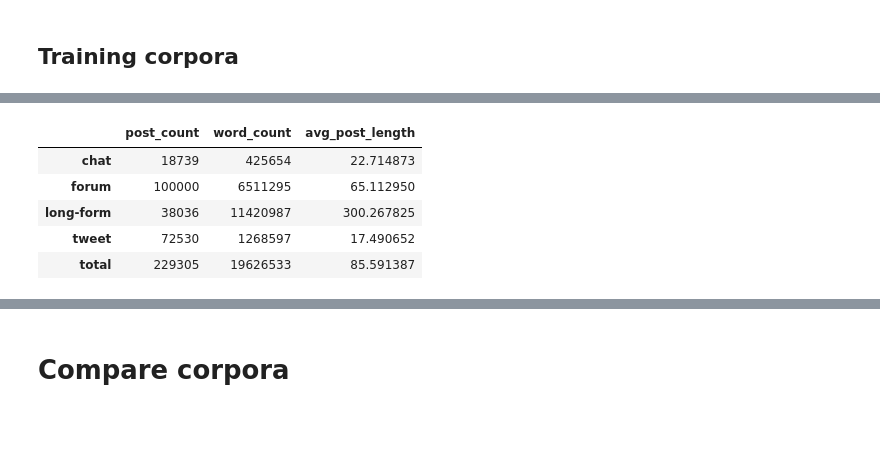
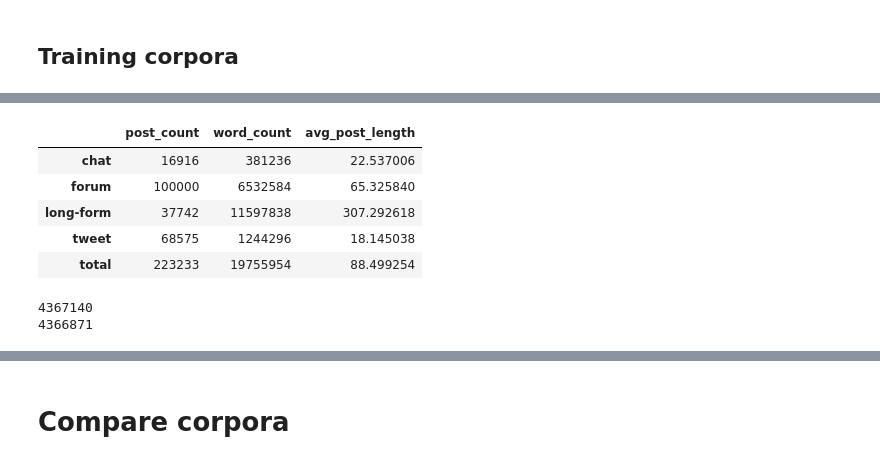
Before and after one commit to michaelmilleryoder/white_supremacist_lang, a Jupyter notebook: jupyter/corpus_stats.ipynb, the cells around one changed output, grey strips where cells are left out. Saved outputs shown, nothing was run; the diff lists cells and outputs as text; code cells hidden in the pictures; blank space fills up the shorter version.

```diff
--- a/jupyter/corpus_stats.ipynb
+++ b/jupyter/corpus_stats.ipynb
@@ -453,0 +421,16 @@ ws_data.word_count.sum()
+# %%
+# Load data
+import pandas as pd
+
+# path = '../tmp/white_supremacist_train_topicfiltered_corpus.pkl' # used for 3way_topicfiltered
+# path = '../tmp/white_supremacist_corpus.pkl' # fulltext, for Ahmad
+# path = '../tmp/neutral_train_corpus.pkl'
+path = '../tmp/antiracist_train_corpus.pkl'
+# path = '../tmp/domain_test_corpus.pkl'
+data = pd.read_pickle(path)
+# path = '../data/corpora/white_supremacist_corpus.json'
+# data = pd.read_json(path, orient='table')
+# print(len(data))
+# data.columns
+data.info()
+data.word_count.sum()
@@ -472,18 +483,24 @@ Name: dataset, dtype: int64
 # %%
 # Post and word counts total and per domain
-# data['num_words'] = data.text.str.split().str.len()
-stats = data.groupby('domain').agg({'num_words': ['count', 'sum', 'mean']})
+stats = data.groupby('domain').agg({'word_count': ['count', 'sum', 'mean']})
 stats.columns = ['post_count', 'word_count', 'avg_post_length']
 stats
 
-total = pd.DataFrame({'post_count': len(data), 'word_count': data.num_words.sum(), 'avg_post_length': data.num_words.mean()}, index=['total'])
+total = pd.DataFrame({'post_count': len(data), 'word_count': data.word_count.sum(), 'avg_post_length': data.word_count.mean()}, index=['total'])
 total
 
 pd.concat([stats,total])
 # %% [output]
 |  | post_count | word_count | avg_post_length |
-| chat | 18739 | 425654 | 22.714873 |
-| forum | 100000 | 6511295 | 65.112950 |
-| long-form | 38036 | 11420987 | 300.267825 |
-| tweet | 72530 | 1268597 | 17.490652 |
-| total | 229305 | 19626533 | 85.591387 |
+| chat | 16916 | 381236 | 22.537006 |
+| forum | 100000 | 6532584 | 65.325840 |
+| long-form | 37742 | 11597838 | 307.292618 |
+| tweet | 68575 | 1244296 | 18.145038 |
+| total | 223233 | 19755954 | 88.499254 |
+# %%
+# Investigate date ranges
+print(len(train_ws_data))
+print(train_ws_data.timestamp.count())
+# %% [output]
+4367140
+4366871
```
Also changed, not shown: parts of 9 cells of this notebook, 16 other files.
